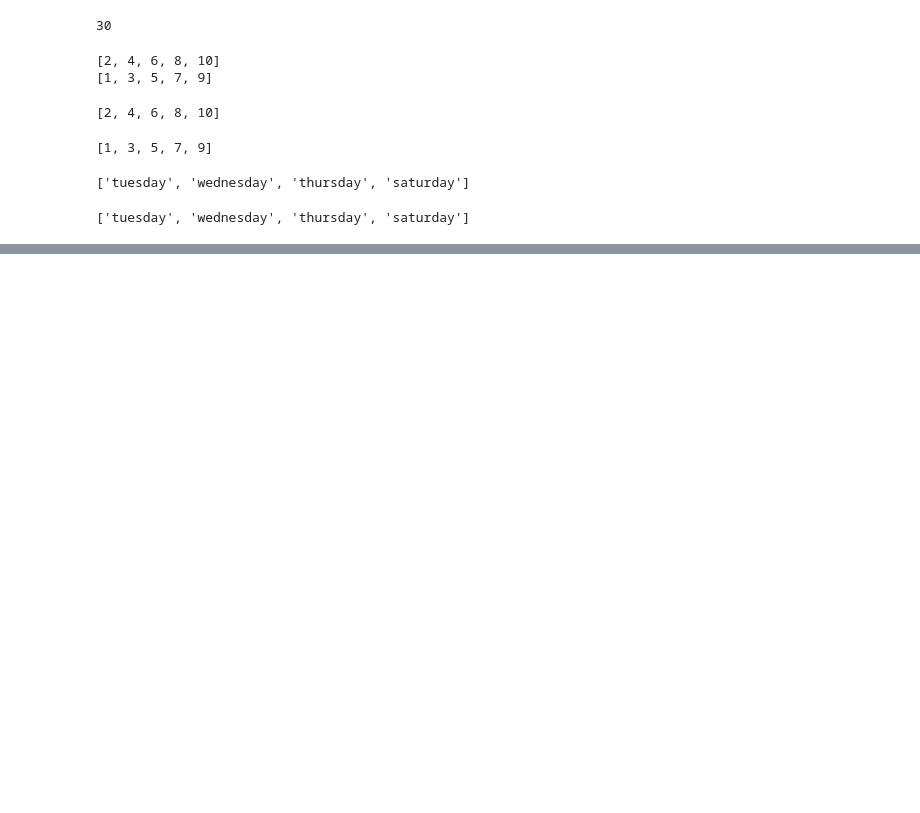
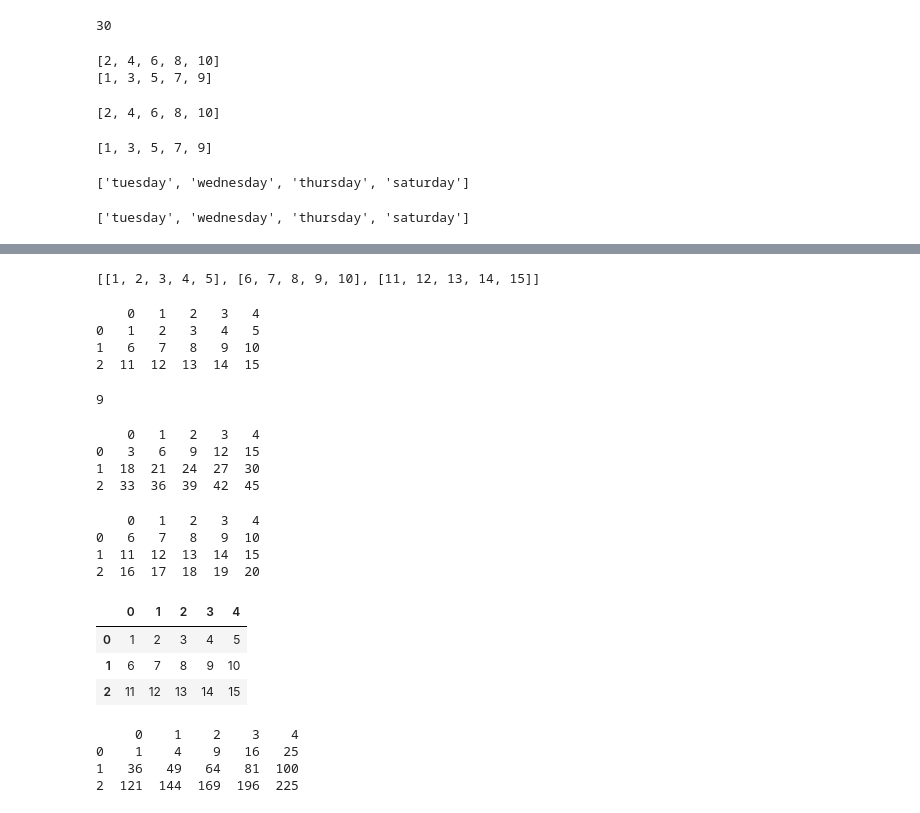
Before and after one commit to Kartik2127Dhadage/python, a Jupyter notebook: lambda function in python.ipynb, the cells around one changed output, grey strips where cells are left out. Drawn from its saved outputs; the diff is of its cells as text; code cells hidden in the pictures; blank space fills up the shorter version.

```diff
--- a/lambda function in python.ipynb
+++ b/lambda function in python.ipynb
@@ -124,0 +342,49 @@ list(filter(lambda i:len(i)>=7,weekdays))
+# %%
+x=[[1,2,3,4,5],[6,7,8,9,10],[11,12,13,14,15]]
+print(x)
+# %% [output]
+[[1, 2, 3, 4, 5], [6, 7, 8, 9, 10], [11, 12, 13, 14, 15]]
+# %%
+df=pd.DataFrame(x)
+print(df)
+# %% [output]
+    0   1   2   3   4
+0   1   2   3   4   5
+1   6   7   8   9  10
+2  11  12  13  14  15
+# %%
+a=df[3][1]
+print(a)
+# %% [output]
+9
+# %%
+b=df*3
+print(b)
+# %% [output]
+    0   1   2   3   4
+0   3   6   9  12  15
+1  18  21  24  27  30
+2  33  36  39  42  45
+# %%
+c=df+5
+print(c)
+# %% [output]
+    0   1   2   3   4
+0   6   7   8   9  10
+1  11  12  13  14  15
+2  16  17  18  19  20
+# %%
+df
+# %% [output]
+|  | 0 | 1 | 2 | 3 | 4 |
+| 0 | 1 | 2 | 3 | 4 | 5 |
+| 1 | 6 | 7 | 8 | 9 | 10 |
+| 2 | 11 | 12 | 13 | 14 | 15 |
+# %%
+y=df.apply(lambda x:x*x)
+print(y)
+# %% [output]
+     0    1    2    3    4
+0    1    4    9   16   25
+1   36   49   64   81  100
+2  121  144  169  196  225
```
Also changed, not shown: parts of 41 cells of this notebook, 1 other file.
